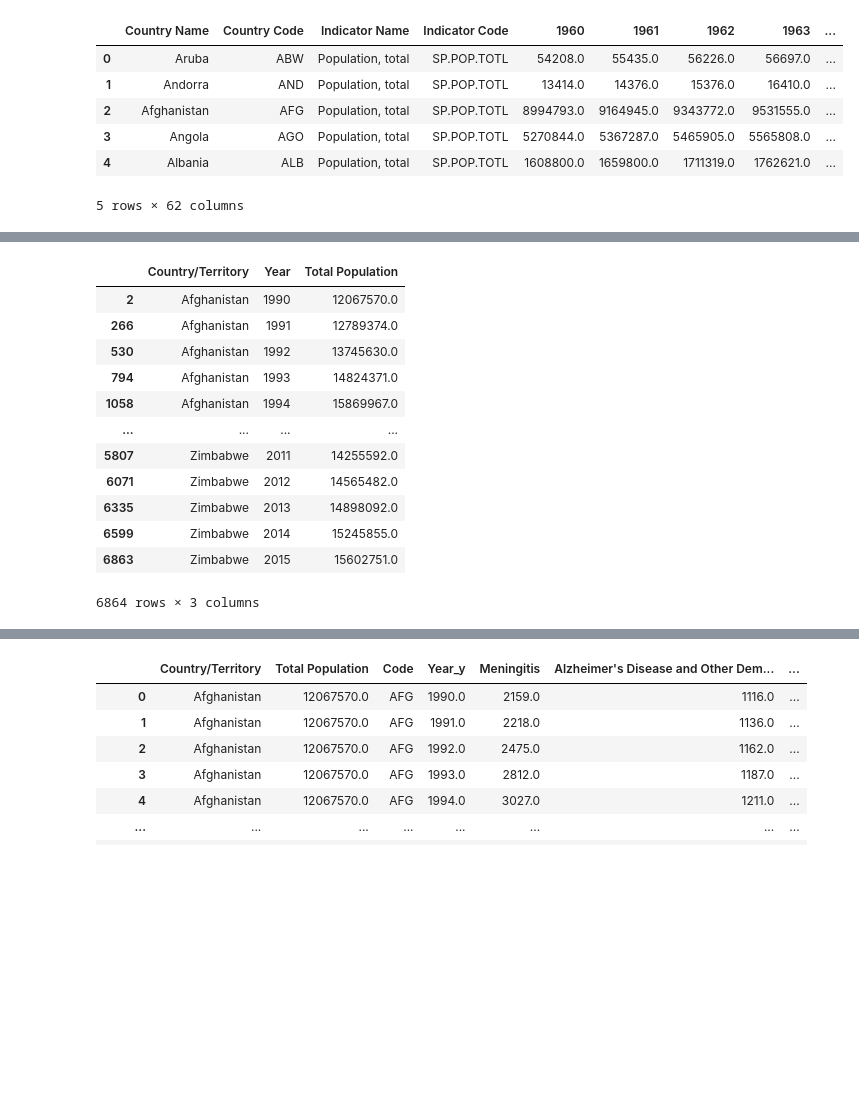
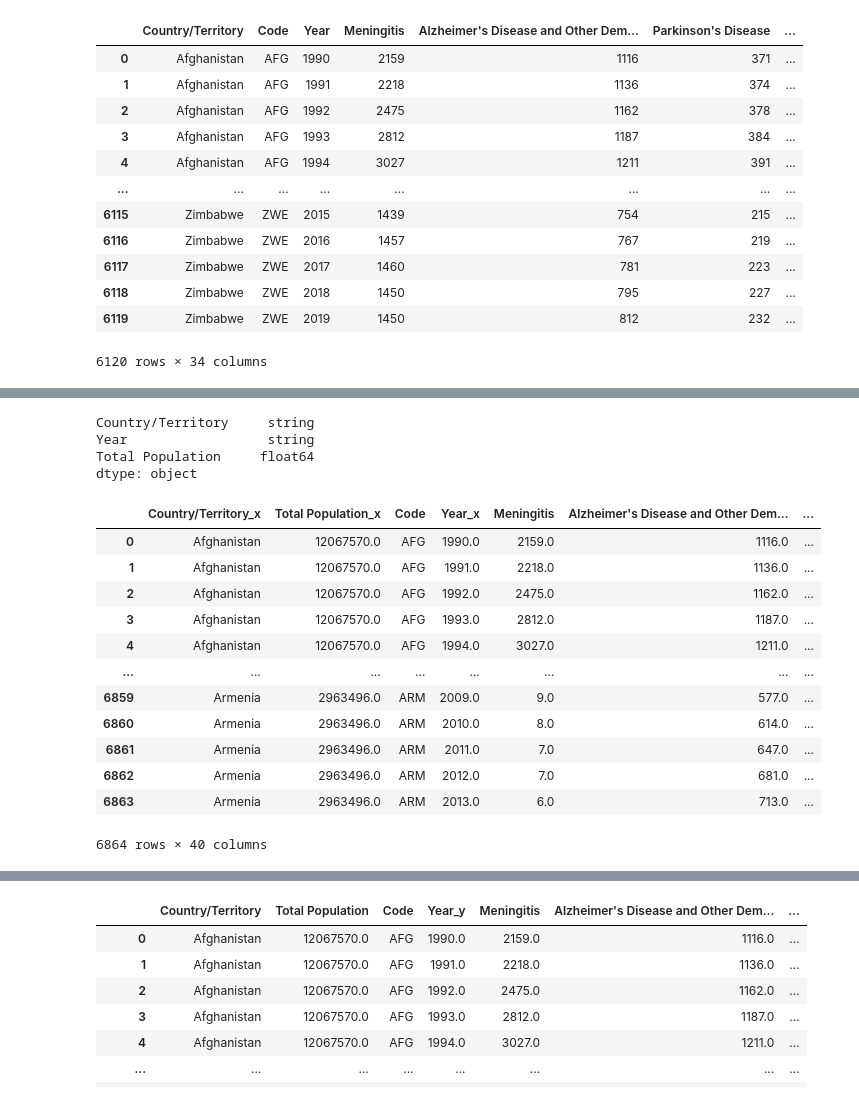
Before and after one commit to apanthari/project_1_group, a Jupyter notebook: Population Vs Death Rates.ipynb, the cells around one changed output, grey strips where cells are left out. Drawn from its saved outputs; the diff is of its cells as text; code cells hidden in the pictures; blank space fills up the shorter version.

```diff
--- a/Population Vs Death Rates.ipynb
+++ b/Population Vs Death Rates.ipynb
@@ -1,24 +1,30 @@
 # %%
 import pandas as pd
 import numpy as np
 import matplotlib.pyplot as plt
 
 # read csv files
 
 cause_of_death_csv = pd.read_csv("cause_of_deaths.csv")
 population_csv = pd.read_csv("POP_TOTAL_DS2_en_v2.csv", skiprows=4)
 
 cause_of_death = pd.DataFrame(cause_of_death_csv)
 #cause_of_death_csv.head()
-population_csv.head()
+cause_of_death
 # %% [output]
-|  | Country Name | Country Code | Indicator Name | Indicator Code | 1960 | 1961 | 1962 | 1963 | ... |
-| 0 | Aruba | ABW | Population, total | SP.POP.TOTL | 54208.0 | 55435.0 | 56226.0 | 56697.0 | ... |
-| 1 | Andorra | AND | Population, total | SP.POP.TOTL | 13414.0 | 14376.0 | 15376.0 | 16410.0 | ... |
-| 2 | Afghanistan | AFG | Population, total | SP.POP.TOTL | 8994793.0 | 9164945.0 | 9343772.0 | 9531555.0 | ... |
-| 3 | Angola | AGO | Population, total | SP.POP.TOTL | 5270844.0 | 5367287.0 | 5465905.0 | 5565808.0 | ... |
-| 4 | Albania | ALB | Population, total | SP.POP.TOTL | 1608800.0 | 1659800.0 | 1711319.0 | 1762621.0 | ... |
+|  | Country/Territory | Code | Year | Meningitis | Alzheimer's Disease and Other Dem... | Parkinson's Disease | ... |
+| 0 | Afghanistan | AFG | 1990 | 2159 | 1116 | 371 | ... |
+| 1 | Afghanistan | AFG | 1991 | 2218 | 1136 | 374 | ... |
+| 2 | Afghanistan | AFG | 1992 | 2475 | 1162 | 378 | ... |
+| 3 | Afghanistan | AFG | 1993 | 2812 | 1187 | 384 | ... |
+| 4 | Afghanistan | AFG | 1994 | 3027 | 1211 | 391 | ... |
+| ... | ... | ... | ... | ... | ... | ... | ... |
+| 6115 | Zimbabwe | ZWE | 2015 | 1439 | 754 | 215 | ... |
+| 6116 | Zimbabwe | ZWE | 2016 | 1457 | 767 | 219 | ... |
+| 6117 | Zimbabwe | ZWE | 2017 | 1460 | 781 | 223 | ... |
+| 6118 | Zimbabwe | ZWE | 2018 | 1450 | 795 | 227 | ... |
+| 6119 | Zimbabwe | ZWE | 2019 | 1450 | 812 | 232 | ... |
-5 rows × 62 columns
+6120 rows × 34 columns
 # %%
 population = pd.DataFrame(population_csv)
 population_drop = population.drop(population.iloc[:, 3:34], axis=1)
@@ -77,18 +83,30 @@ year = list(population_total.columns)[3:]
 years = pd.melt(population_total, id_vars=["Country/Territory"], value_vars=year, value_name='Total Population',
                 var_name='Year')
 complete = years.sort_values(by=['Country/Territory', 'Year'])
-complete
+complete.head(50)
+
+complete = complete.astype({'Year':'string'})
+complete = complete.astype({'Country/Territory':'string'})
+
+complete.dtypes
 # %% [output]
-|  | Country/Territory | Year | Total Population |
-| 2 | Afghanistan | 1990 | 12067570.0 |
-| 266 | Afghanistan | 1991 | 12789374.0 |
-| 530 | Afghanistan | 1992 | 13745630.0 |
-| 794 | Afghanistan | 1993 | 14824371.0 |
-| 1058 | Afghanistan | 1994 | 15869967.0 |
-| ... | ... | ... | ... |
-| 5807 | Zimbabwe | 2011 | 14255592.0 |
-| 6071 | Zimbabwe | 2012 | 14565482.0 |
-| 6335 | Zimbabwe | 2013 | 14898092.0 |
-| 6599 | Zimbabwe | 2014 | 15245855.0 |
-| 6863 | Zimbabwe | 2015 | 15602751.0 |
-6864 rows × 3 columns
+Country/Territory     string
+Year                  string
+Total Population     float64
+dtype: object
+# %%
+pd.merge(cause_death, complete, right_index=True, left_index=True)
+# %% [output]
+|  | Country/Territory_x | Total Population_x | Code | Year_x | Meningitis | Alzheimer's Disease and Other Dem... | ... |
+| 0 | Afghanistan | 12067570.0 | AFG | 1990.0 | 2159.0 | 1116.0 | ... |
+| 1 | Afghanistan | 12067570.0 | AFG | 1991.0 | 2218.0 | 1136.0 | ... |
+| 2 | Afghanistan | 12067570.0 | AFG | 1992.0 | 2475.0 | 1162.0 | ... |
+| 3 | Afghanistan | 12067570.0 | AFG | 1993.0 | 2812.0 | 1187.0 | ... |
+| 4 | Afghanistan | 12067570.0 | AFG | 1994.0 | 3027.0 | 1211.0 | ... |
+| ... | ... | ... | ... | ... | ... | ... | ... |
+| 6859 | Armenia | 2963496.0 | ARM | 2009.0 | 9.0 | 577.0 | ... |
+| 6860 | Armenia | 2963496.0 | ARM | 2010.0 | 8.0 | 614.0 | ... |
+| 6861 | Armenia | 2963496.0 | ARM | 2011.0 | 7.0 | 647.0 | ... |
+| 6862 | Armenia | 2963496.0 | ARM | 2012.0 | 7.0 | 681.0 | ... |
+| 6863 | Armenia | 2963496.0 | ARM | 2013.0 | 6.0 | 713.0 | ... |
+6864 rows × 40 columns
```
Also changed, not shown: parts of 6 cells of this notebook.
